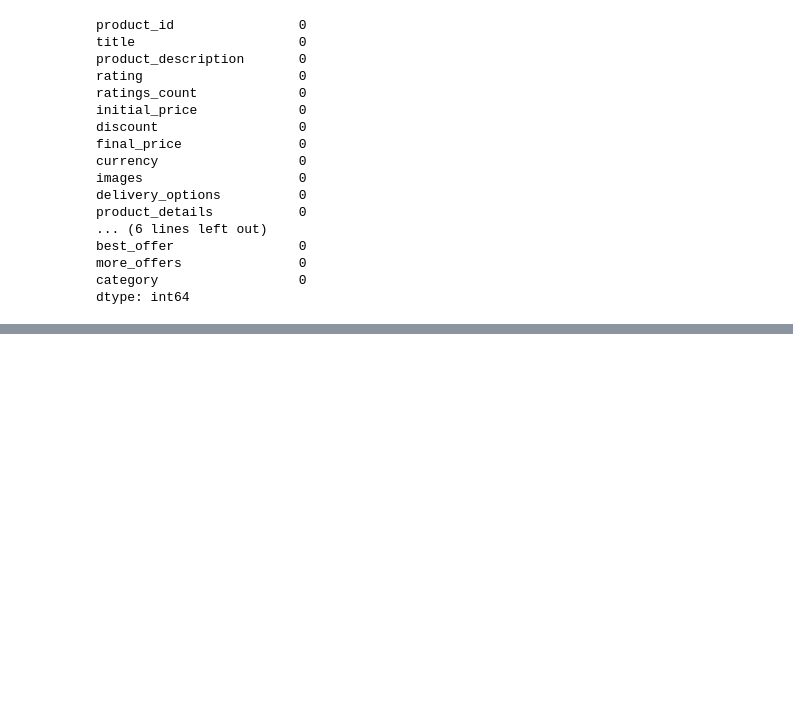
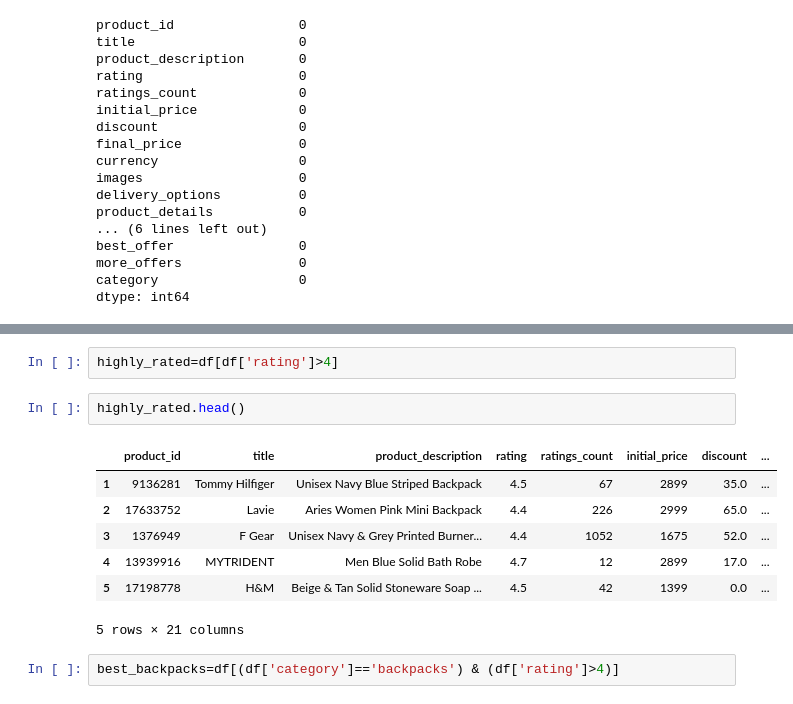
Before and after one commit to srineeth-k/CEI-Assignments, a Jupyter notebook: week-1/week1.ipynb, the cells around one changed output, grey strips where cells are left out. Cells and saved outputs as stored; diff of their text form; blank space fills up the shorter version.

```diff
--- a/week-1/week1.ipynb
+++ b/week-1/week1.ipynb
@@ -174,0 +200,14 @@ dtype: int64
+# %%
+highly_rated=df[df['rating']>4]
+# %%
+highly_rated.head()
+# %% [output]
+|  | product_id | title | product_description | rating | ratings_count | initial_price | discount | ... |
+| 1 | 9136281 | Tommy Hilfiger | Unisex Navy Blue Striped Backpack | 4.5 | 67 | 2899 | 35.0 | ... |
+| 2 | 17633752 | Lavie | Aries Women Pink Mini Backpack | 4.4 | 226 | 2999 | 65.0 | ... |
+| 3 | 1376949 | F Gear | Unisex Navy & Grey Printed Burner... | 4.4 | 1052 | 1675 | 52.0 | ... |
+| 4 | 13939916 | MYTRIDENT | Men Blue Solid Bath Robe | 4.7 | 12 | 2899 | 17.0 | ... |
+| 5 | 17198778 | H&M | Beige & Tan Solid Stoneware Soap ... | 4.5 | 42 | 1399 | 0.0 | ... |
+5 rows × 21 columns
+# %%
+best_backpacks=df[(df['category']=='backpacks') & (df['rating']>4)]
```
Also changed, not shown: parts of 6 cells of this notebook.
